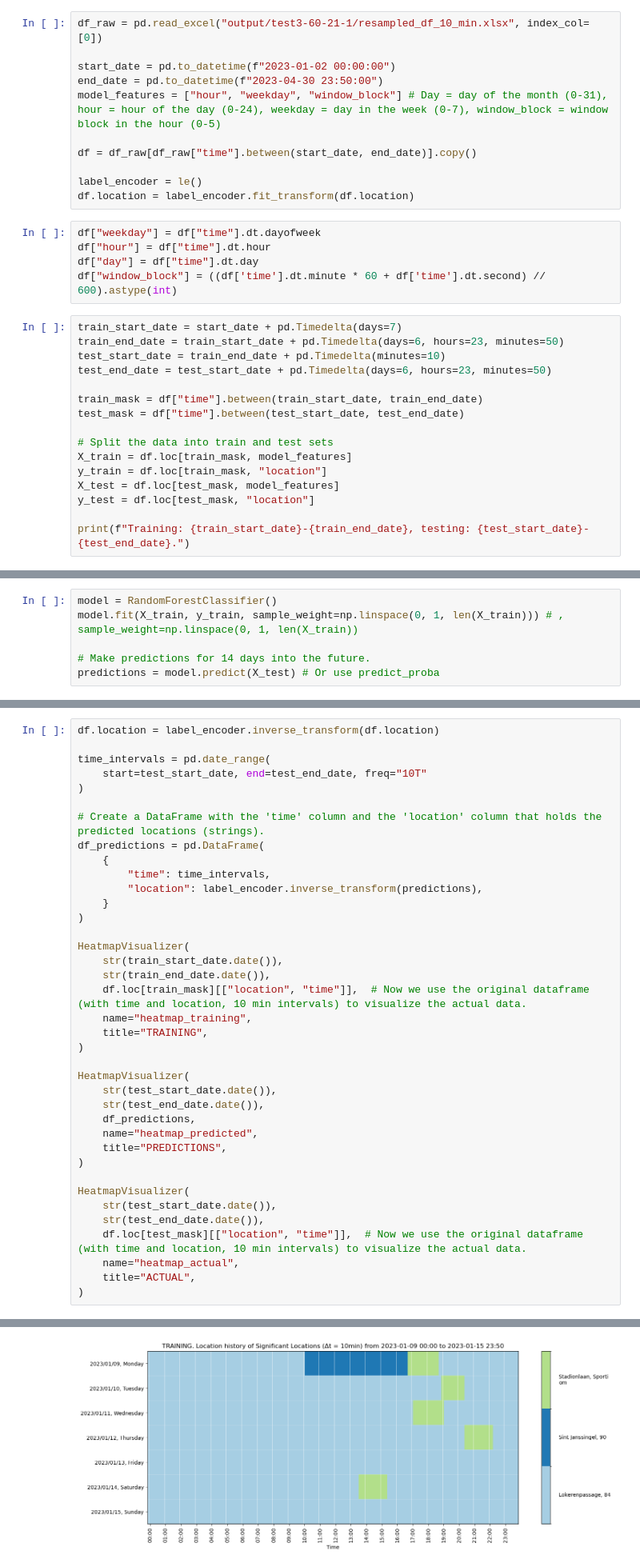
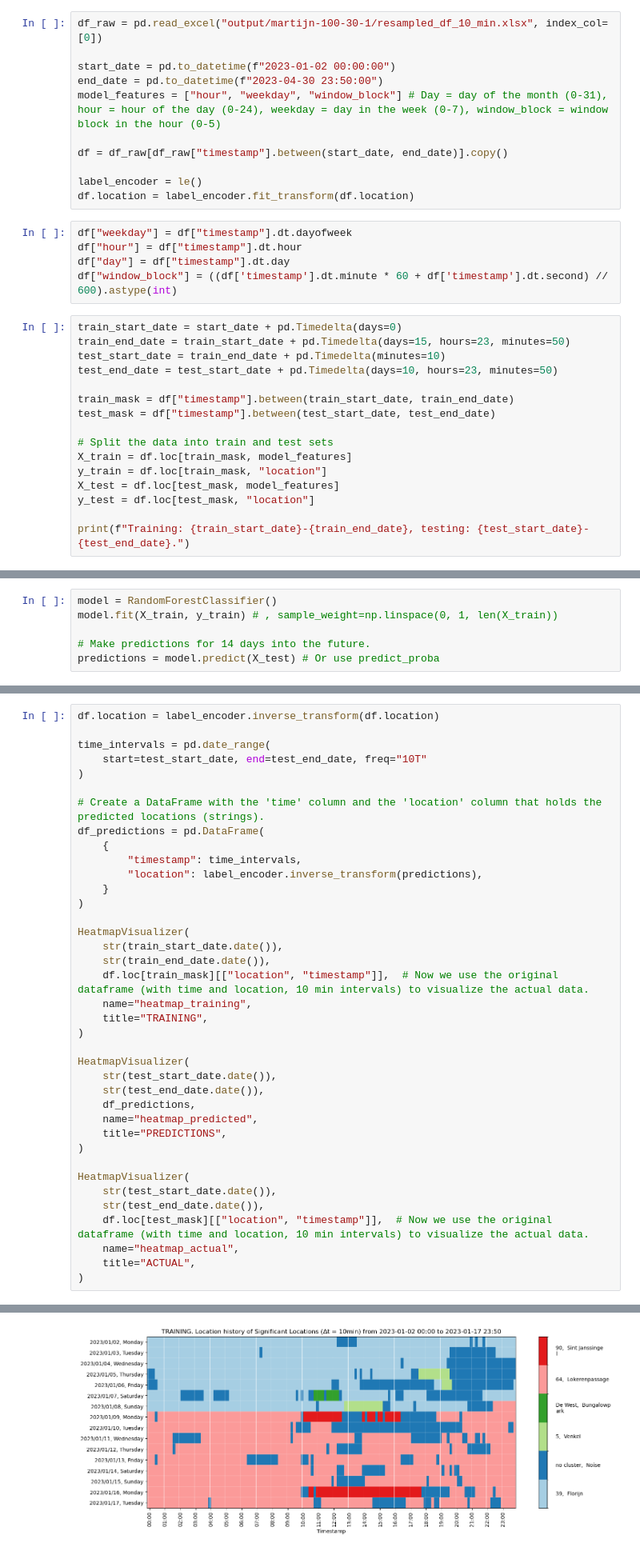
Before and after one commit to sandersiepel/JADS-politie-ob2, a Jupyter notebook: test_onemodel.ipynb, the cells around one changed output, grey strips where cells are left out. Shown at 80% size. Saved outputs shown, nothing was run; the diff lists cells and outputs as text.

```diff
--- a/test_onemodel.ipynb
+++ b/test_onemodel.ipynb
@@ -11,29 +11,29 @@ from sklearn.preprocessing import LabelEncoder as le
 from Visualisations import HeatmapVisualizer
 import numpy as np
 # %%
-df_raw = pd.read_excel("output/test3-60-21-1/resampled_df_10_min.xlsx", index_col=[0])
+df_raw = pd.read_excel("output/martijn-100-30-1/resampled_df_10_min.xlsx", index_col=[0])
 
 start_date = pd.to_datetime(f"2023-01-02 00:00:00")
 end_date = pd.to_datetime(f"2023-04-30 23:50:00")
 model_features = ["hour", "weekday", "window_block"] # Day = day of the month (0-31), hour = hour of the day (0-24), weekday = day in the week (0-7), window_block = window block in the hour (0-5)
 
-df = df_raw[df_raw["time"].between(start_date, end_date)].copy()
+df = df_raw[df_raw["timestamp"].between(start_date, end_date)].copy()
 
 label_encoder = le()
 df.location = label_encoder.fit_transform(df.location)
 # %%
-df["weekday"] = df["time"].dt.dayofweek
-df["hour"] = df["time"].dt.hour
-df["day"] = df["time"].dt.day
-df["window_block"] = ((df['time'].dt.minute * 60 + df['time'].dt.second) // 600).astype(int)
+df["weekday"] = df["timestamp"].dt.dayofweek
+df["hour"] = df["timestamp"].dt.hour
+df["day"] = df["timestamp"].dt.day
+df["window_block"] = ((df['timestamp'].dt.minute * 60 + df['timestamp'].dt.second) // 600).astype(int)
 # %%
-train_start_date = start_date + pd.Timedelta(days=7)
-train_end_date = train_start_date + pd.Timedelta(days=6, hours=23, minutes=50)
+train_start_date = start_date + pd.Timedelta(days=0)
+train_end_date = train_start_date + pd.Timedelta(days=15, hours=23, minutes=50)
 test_start_date = train_end_date + pd.Timedelta(minutes=10)
-test_end_date = test_start_date + pd.Timedelta(days=6, hours=23, minutes=50)
+test_end_date = test_start_date + pd.Timedelta(days=10, hours=23, minutes=50)
 
-train_mask = df["time"].between(train_start_date, train_end_date)
-test_mask = df["time"].between(test_start_date, test_end_date)
+train_mask = df["timestamp"].between(train_start_date, train_end_date)
+test_mask = df["timestamp"].between(test_start_date, test_end_date)
 
 # Split the data into train and test sets
 X_train = df.loc[train_mask, model_features]
@@ -47,6 +47,6 @@ Training: 2023-01-09 00:00:00-2023-01-15 23:50:00, testing: 2023-01-16 00:00:00-
 # %%
 model = RandomForestClassifier()
-model.fit(X_train, y_train, sample_weight=np.linspace(0, 1, len(X_train))) # , sample_weight=np.linspace(0, 1, len(X_train))
+model.fit(X_train, y_train) # , sample_weight=np.linspace(0, 1, len(X_train))
 
 # Make predictions for 14 days into the future.
 predictions = model.predict(X_test) # Or use predict_proba
@@ -75,7 +75,7 @@ time_intervals = pd.date_range(
 # Create a DataFrame with the 'time' column and the 'location' column that holds the predicted locations (strings).
 df_predictions = pd.DataFrame(
     {
-        "time": time_intervals,
+        "timestamp": time_intervals,
         "location": label_encoder.inverse_transform(predictions),
     }
 )
@@ -83,7 +83,7 @@ df_predictions = pd.DataFrame(
 HeatmapVisualizer(
     str(train_start_date.date()),
     str(train_end_date.date()),
-    df.loc[train_mask][["location", "time"]],  # Now we use the original dataframe (with time and location, 10 min intervals) to visualize the actual data.
+    df.loc[train_mask][["location", "timestamp"]],  # Now we use the original dataframe (with time and location, 10 min intervals) to visualize the actual data.
     name="heatmap_training",
     title="TRAINING",
 )
@@ -99,7 +99,7 @@ HeatmapVisualizer(
 HeatmapVisualizer(
     str(test_start_date.date()),
     str(test_end_date.date()),
-    df.loc[test_mask][["location", "time"]],  # Now we use the original dataframe (with time and location, 10 min intervals) to visualize the actual data.
+    df.loc[test_mask][["location", "timestamp"]],  # Now we use the original dataframe (with time and location, 10 min intervals) to visualize the actual data.
     name="heatmap_actual",
     title="ACTUAL",
 )
@@ -112,3 +112,3 @@ Message (heatmap visualizer): Making heatmap with 1008 records, starting at 2023
 Message (heatmap visualizer): Succesfully downloaded heatmap to output/heatmap_actual.png.
 <Visualisations.HeatmapVisualizer at 0x...>
-[figure, old version]
+[figure, new version]
```
Also changed, not shown: parts of 3 cells of this notebook, 6 other files.
